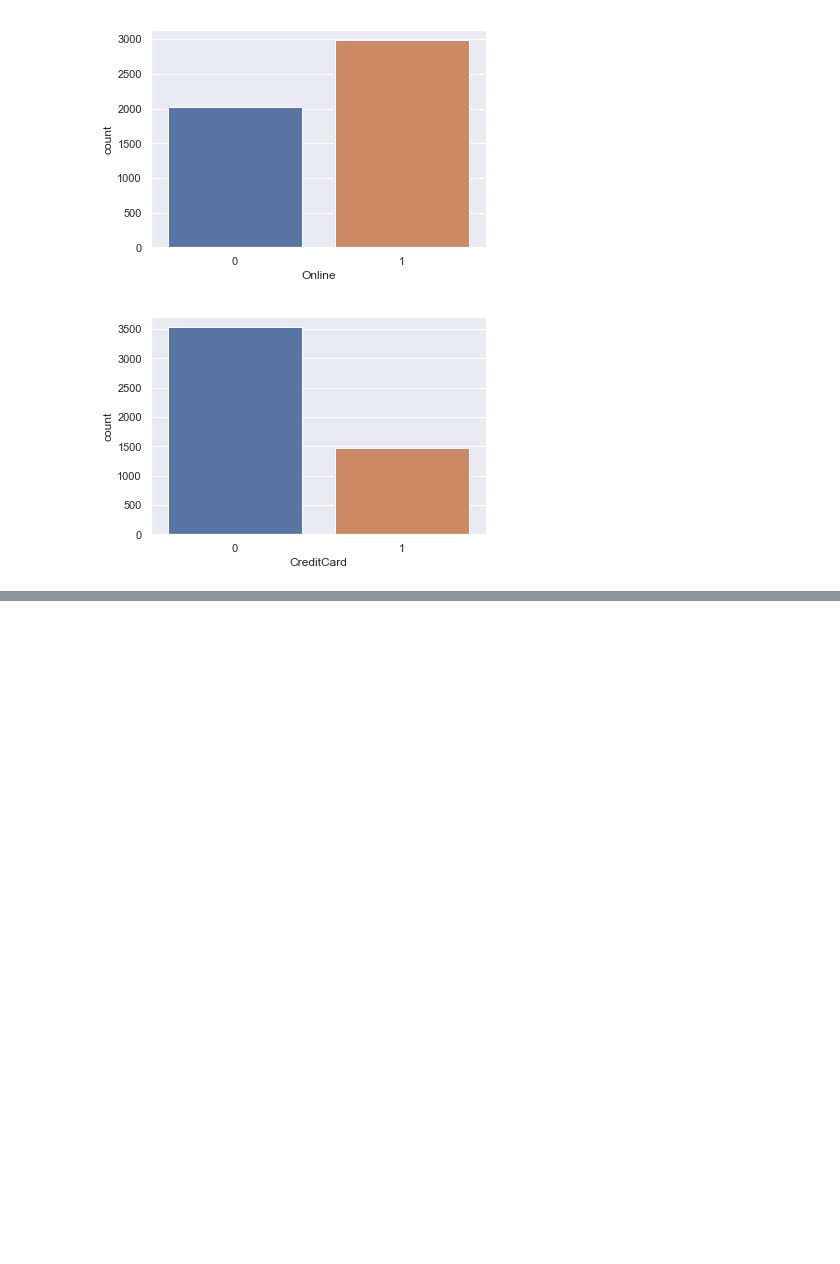
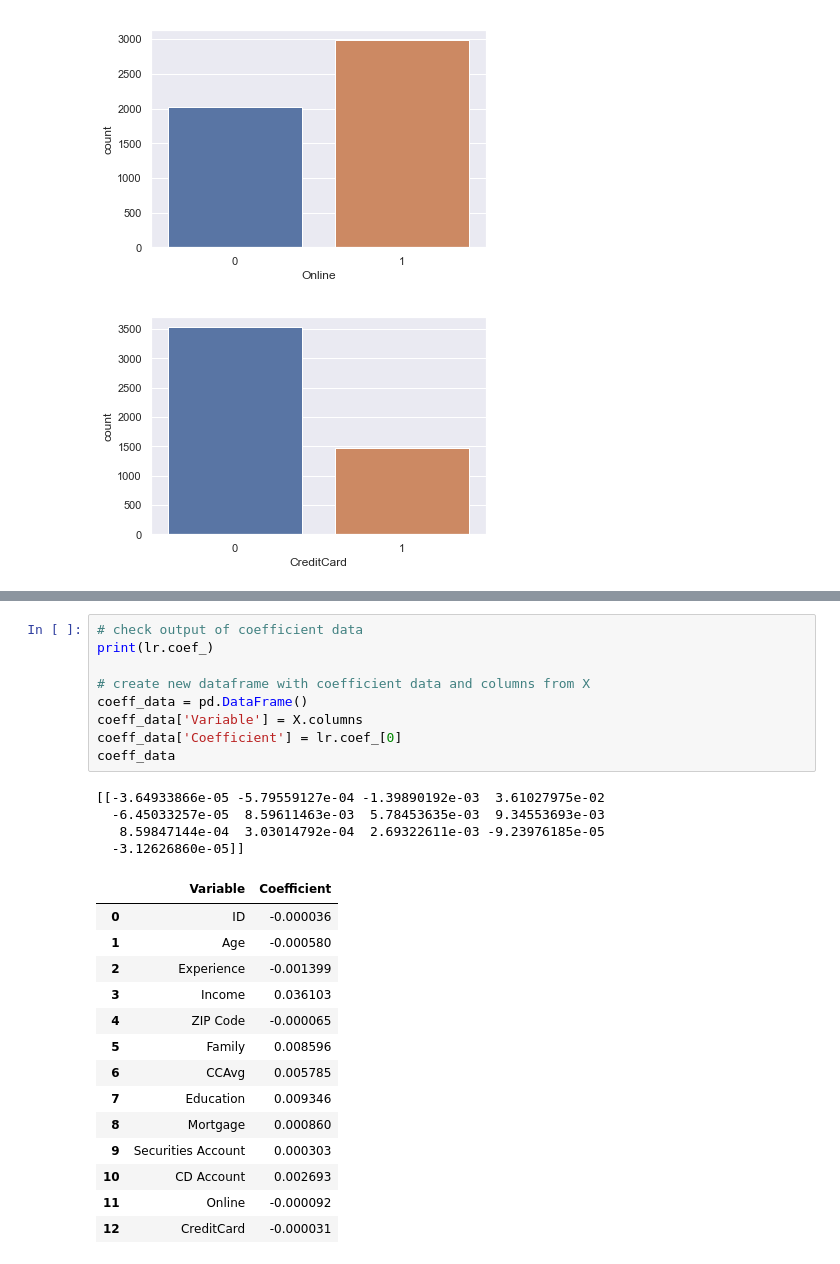
Before and after one commit to danieljacob5/aiml-course, a Jupyter notebook: supervised learning/Jacob Harnack Supervised Learning Project.ipynb, the cells around one changed output, grey strips where cells are left out. Saved outputs shown, nothing was run; the diff lists cells and outputs as text; blank space fills up the shorter version.

```diff
--- a/supervised learning/Jacob Harnack Supervised Learning Project.ipynb
+++ b/supervised learning/Jacob Harnack Supervised Learning Project.ipynb
@@ -253,0 +325,28 @@ plt.show()
+# %%
+# check output of coefficient data
+print(lr.coef_)
+
+# create new dataframe with coefficient data and columns from X
+coeff_data = pd.DataFrame()
+coeff_data['Variable'] = X.columns
+coeff_data['Coefficient'] = lr.coef_[0]
+coeff_data
+# %% [output]
+[[-3.64933866e-05 -5.79559127e-04 -1.39890192e-03  3.61027975e-02
+  -6.45033257e-05  8.59611463e-03  5.78453635e-03  9.34553693e-03
+   8.59847144e-04  3.03014792e-04  2.69322611e-03 -9.23976185e-05
+  -3.12626860e-05]]
+|  | Variable | Coefficient |
+| 0 | ID | -0.000036 |
+| 1 | Age | -0.000580 |
+| 2 | Experience | -0.001399 |
+| 3 | Income | 0.036103 |
+| 4 | ZIP Code | -0.000065 |
+| 5 | Family | 0.008596 |
+| 6 | CCAvg | 0.005785 |
+| 7 | Education | 0.009346 |
+| 8 | Mortgage | 0.000860 |
+| 9 | Securities Account | 0.000303 |
+| 10 | CD Account | 0.002693 |
+| 11 | Online | -0.000092 |
+| 12 | CreditCard | -0.000031 |
```
Also changed, not shown: parts of 15 cells of this notebook.
